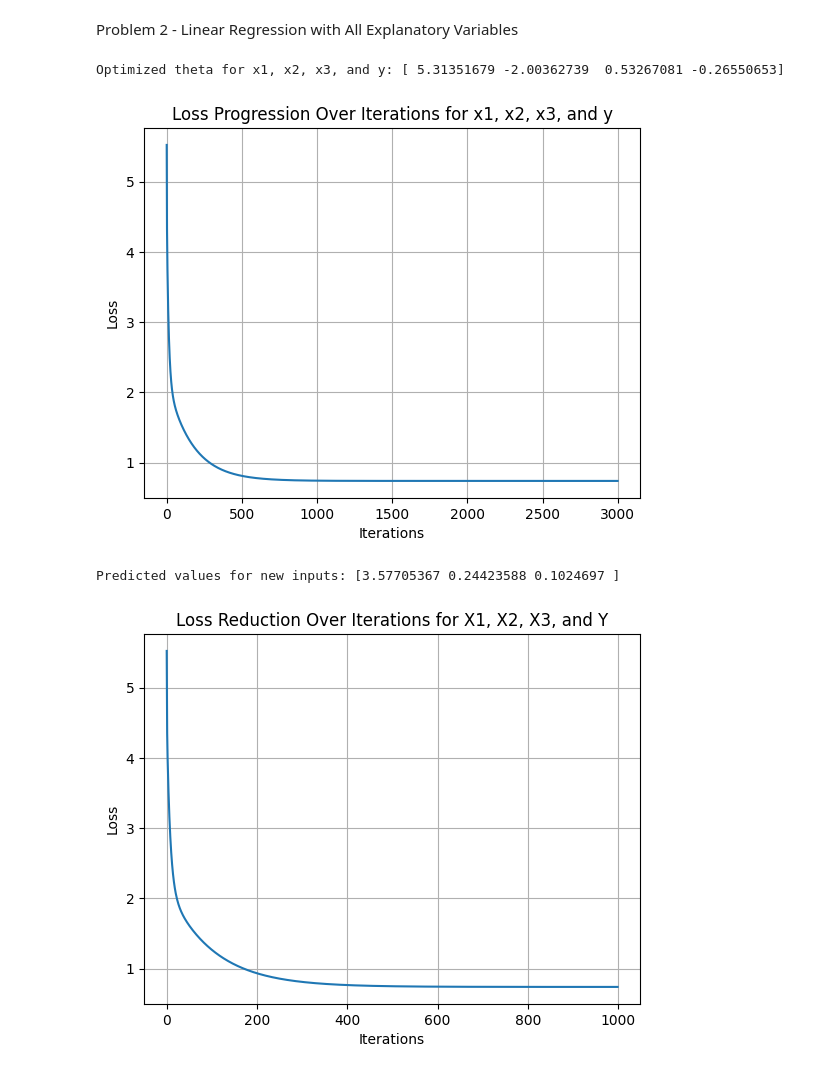
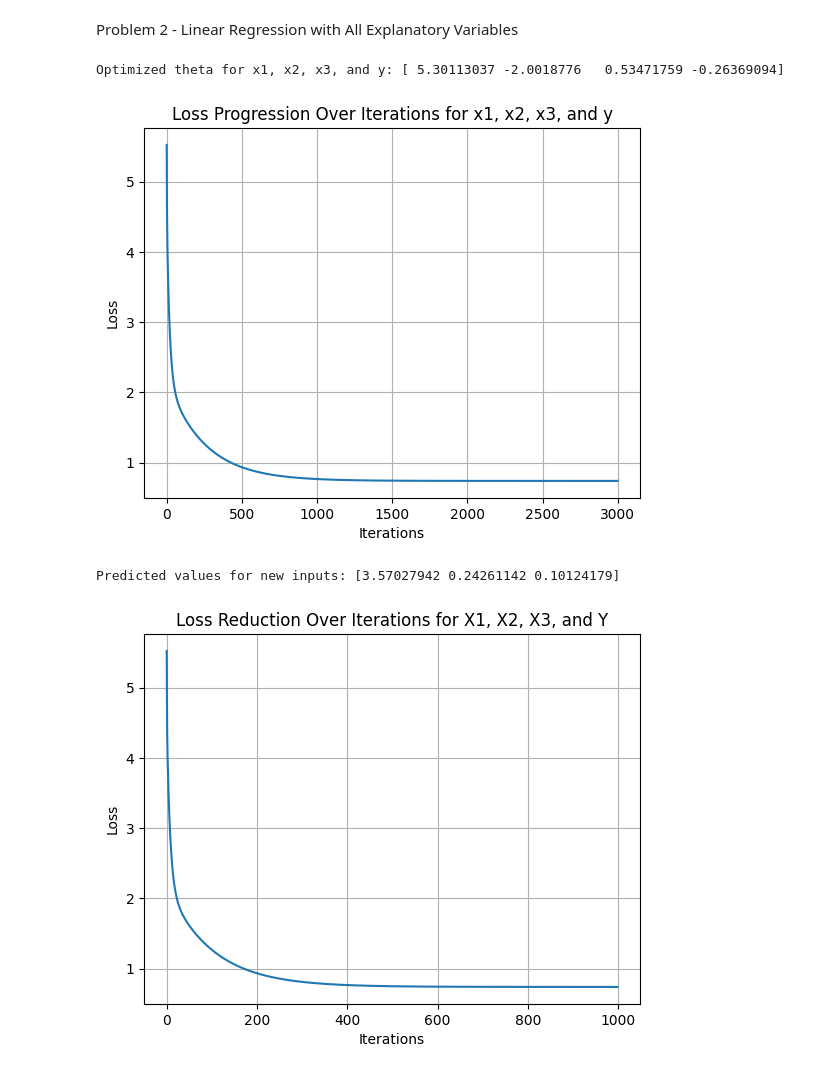
Before and after one commit to arjunsai918/Intro_to_ML, a Jupyter notebook: Assignment_1.ipynb, the cells around one changed output. Cells and saved outputs as stored; diff of their text form; code cells hidden in the pictures.

```diff
--- a/Assignment_1.ipynb
+++ b/Assignment_1.ipynb
@@ -464,31 +464,31 @@ plt.show()
 Problem 2 - Linear Regression with All Explanatory Variables
 # %%
 # Set the learning rate, number of iterations, and initialize theta for a model with 4 features
-learning_rate = 0.03
+learning_rate = 0.02
 num_iterations = 3000
 initial_theta = np.zeros(4)
 
 # Prepare the feature matrix X by stacking a column of ones with x1, x2, and x3
 X = np.column_stack((np.ones(len(x1)), x1, x2, x3))
 
 # Perform gradient descent to find the optimal theta values
 theta4, cost_history4 = gradient_descent(X, y, initial_theta, learning_rate, num_iterations)
 print('Optimized theta for x1, x2, x3, and y:', theta4)
 
 # Plot the loss history over the iterations
 plt.plot(cost_history4)
 plt.grid(linestyle='-')
 plt.xlabel('Iterations')
 plt.ylabel('Loss')
 plt.title('Loss Progression Over Iterations for x1, x2, x3, and y')
 plt.show()
 
 # Predict values for new input data
 test_data = np.array([[1, 1, 1, 1], [1, 2, 0, 4], [1, 3, 2, 1]])
 predictions = test_data.dot(theta4)
 print("Predicted values for new inputs:", predictions)
 # %% [output]
-Optimized theta for x1, x2, x3, and y: [ 5.31351679 -2.00362739  0.53267081 -0.26550653]
+Optimized theta for x1, x2, x3, and y: [ 5.30113037 -2.0018776   0.53471759 -0.26369094]
-[figure, old version]
+[figure, new version]
-Predicted values for new inputs: [3.57705367 0.24423588 0.1024697 ]
+Predicted values for new inputs: [3.57027942 0.24261142 0.10124179]
 # %%
```
Also changed, not shown: parts of 14 cells of this notebook.
